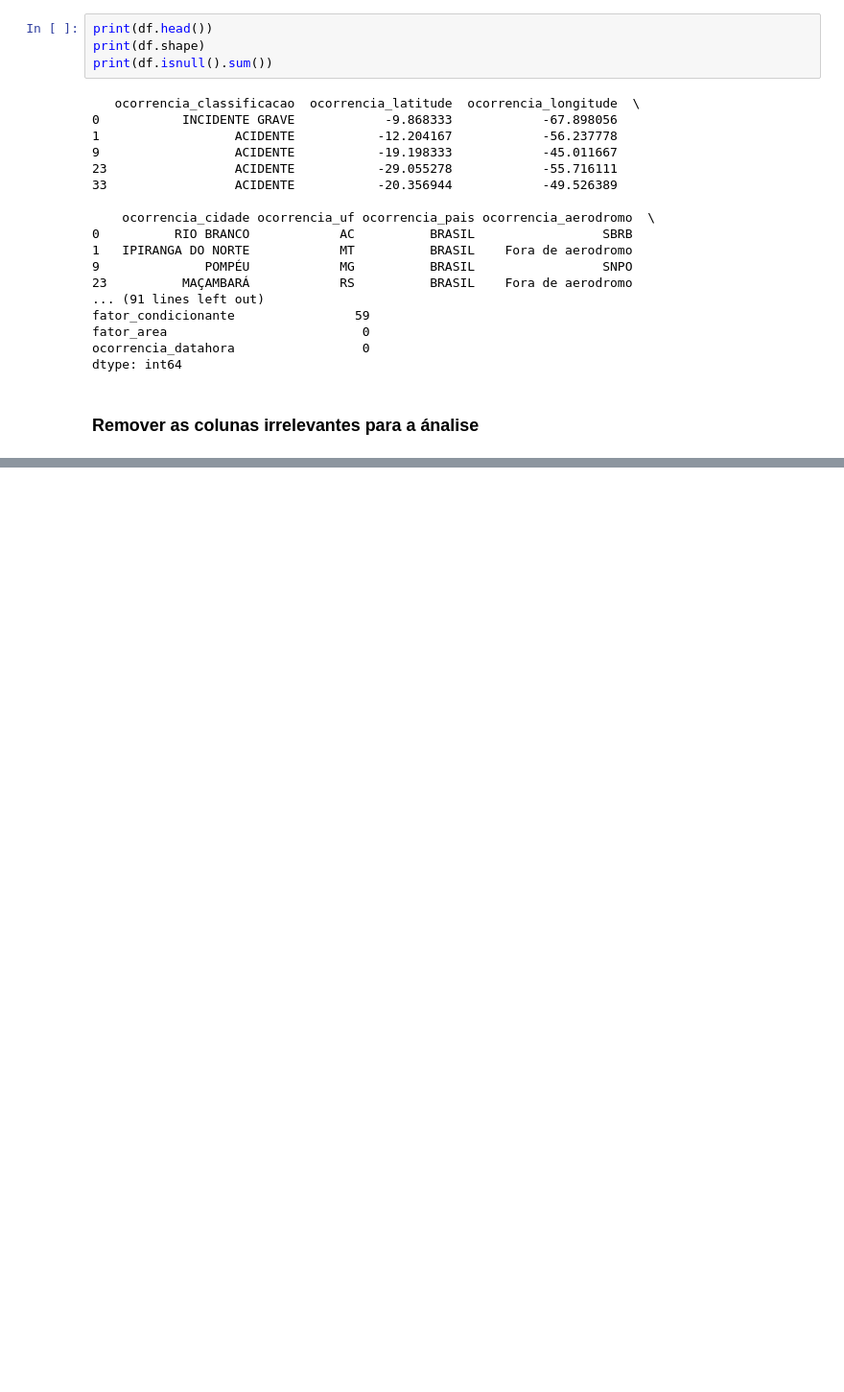
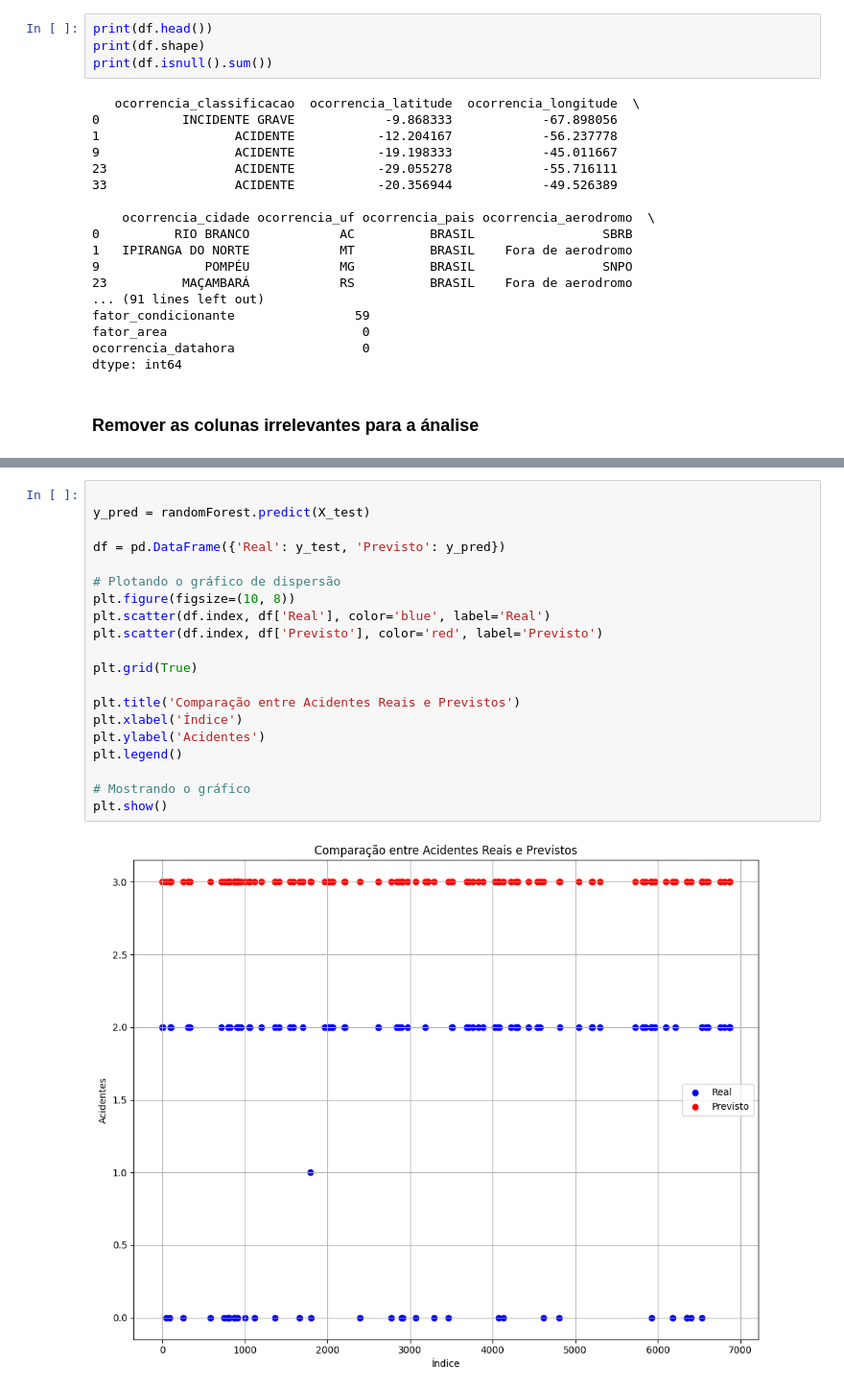
Before and after one commit to Marcux777/Ci-ncia-de-Dados, a Jupyter notebook: VI Desafio de Ciência de dados/Ciencia_de_Dados_Trabalho.ipynb, the cells around one changed output, grey strips where cells are left out. Shown at 96% size. Drawn from its saved outputs; the diff is of its cells as text; blank space fills up the shorter version.

```diff
--- a/VI Desafio de Ciência de dados/Ciencia_de_Dados_Trabalho.ipynb
+++ b/VI Desafio de Ciência de dados/Ciencia_de_Dados_Trabalho.ipynb
@@ -317,0 +1116,22 @@ print(df.shape)
+# %%
+
+y_pred = randomForest.predict(X_test)
+
+df = pd.DataFrame({'Real': y_test, 'Previsto': y_pred})
+
+# Plotando o gráfico de dispersão
+plt.figure(figsize=(10, 8))
+plt.scatter(df.index, df['Real'], color='blue', label='Real')
+plt.scatter(df.index, df['Previsto'], color='red', label='Previsto')
+
+plt.grid(True)
+
+plt.title('Comparação entre Acidentes Reais e Previstos')
+plt.xlabel('Índice')
+plt.ylabel('Acidentes')
+plt.legend()
+
+# Mostrando o gráfico
+plt.show()
+# %% [output]
+[figure, added]
```
Also changed, not shown: parts of 78 cells of this notebook, 3 other files.
